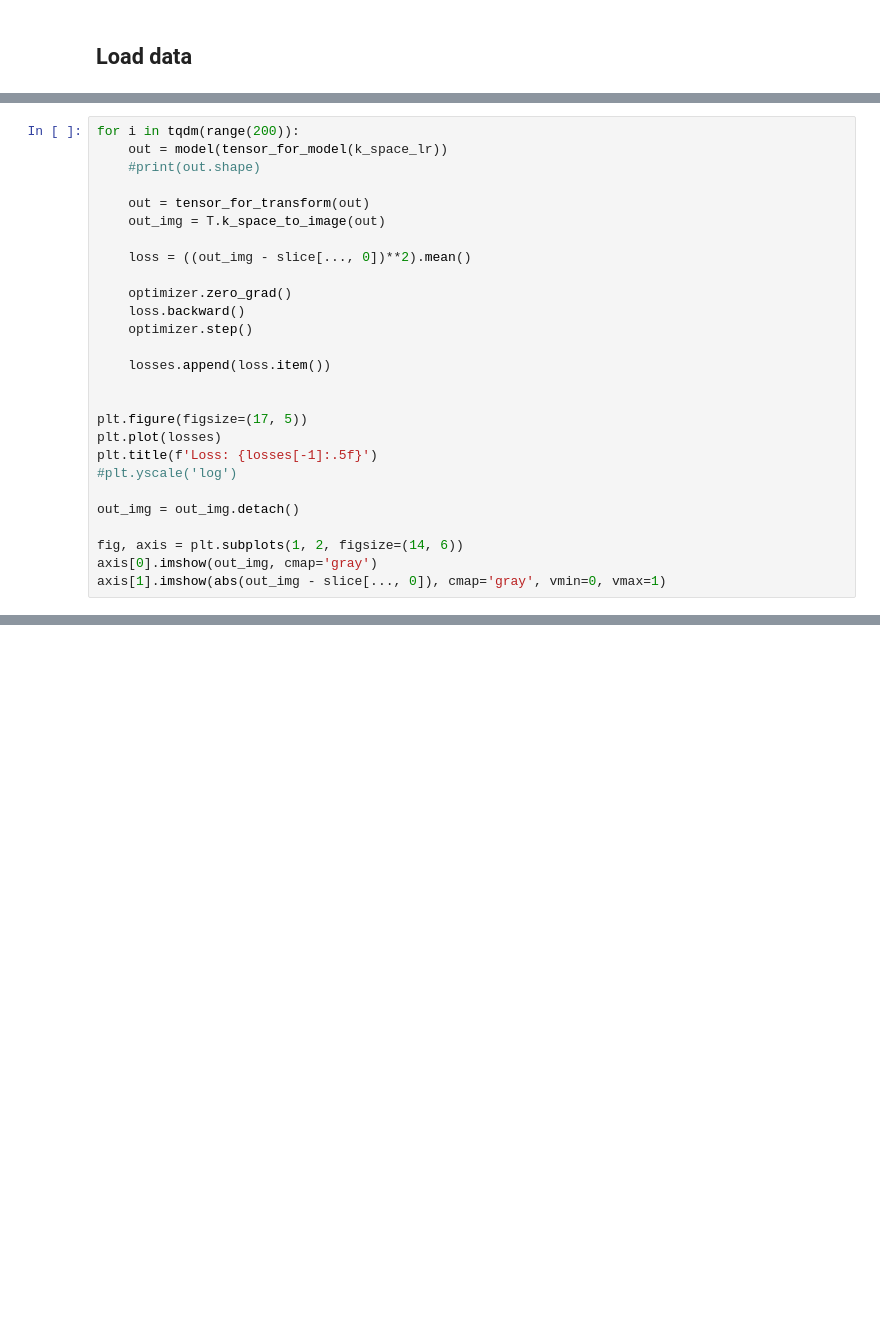
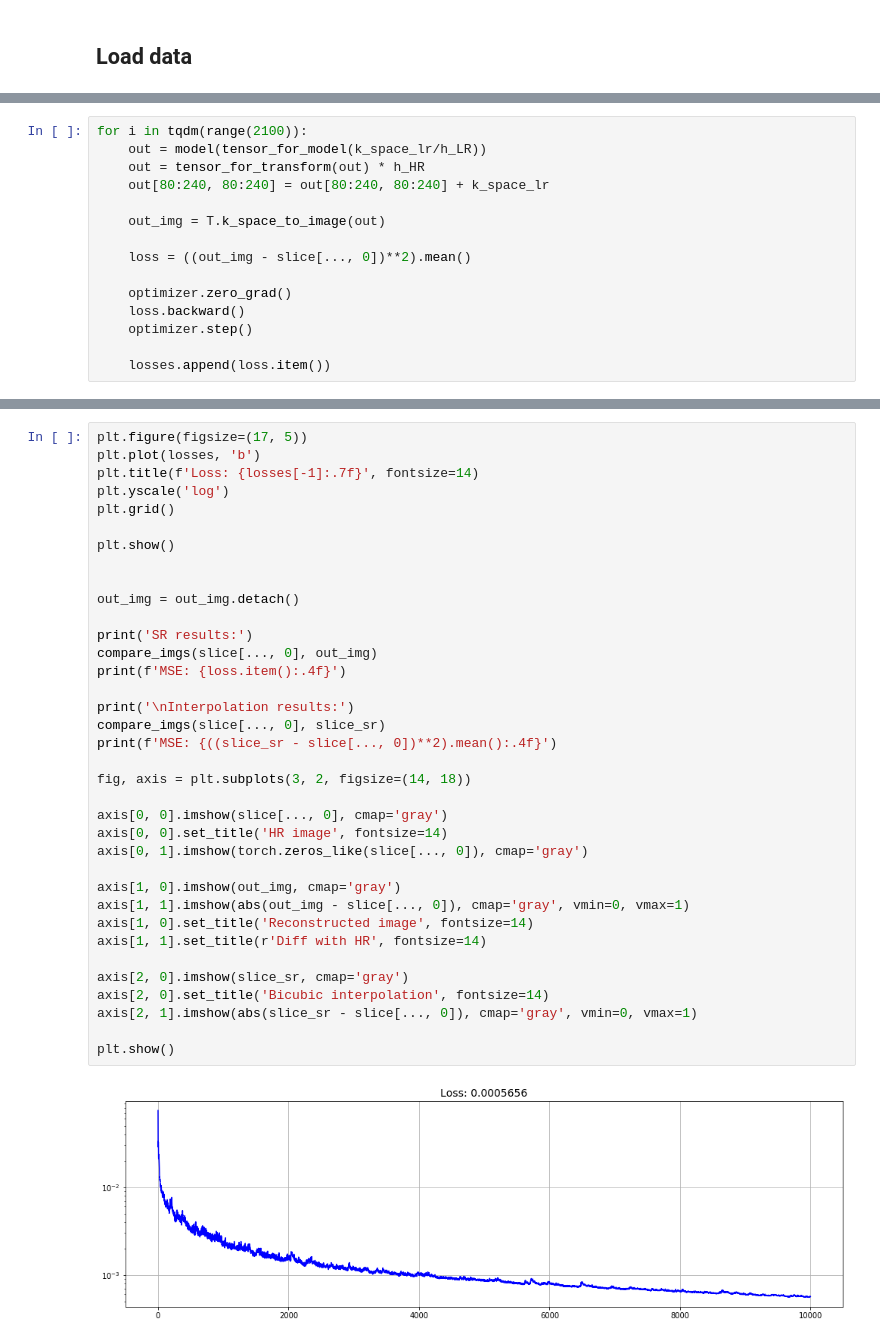
Before and after one commit to MariiaKop/SR_kspace, a Jupyter notebook: fft_backward_experiment.ipynb, the cells around one changed output, grey strips where cells are left out. Drawn from its saved outputs; the diff is of its cells as text; blank space fills up the shorter version.

```diff
--- a/fft_backward_experiment.ipynb
+++ b/fft_backward_experiment.ipynb
@@ -143,10 +196,10 @@ optimizer = torch.optim.Adam(model.parameters(), lr=1e-2)
 losses = []
 # %%
-for i in tqdm(range(200)):
-    out = model(tensor_for_model(k_space_lr))
-    #print(out.shape)
+for i in tqdm(range(2100)):
+    out = model(tensor_for_model(k_space_lr/h_LR))
+    out = tensor_for_transform(out) * h_HR
+    out[80:240, 80:240] = out[80:240, 80:240] + k_space_lr
 
-    out = tensor_for_transform(out)
     out_img = T.k_space_to_image(out)
 
     loss = ((out_img - slice[..., 0])**2).mean()
@@ -156,15 +209,3 @@ for i in tqdm(range(200)):
     optimizer.step()
 
     losses.append(loss.item())
-
-
-plt.figure(figsize=(17, 5))
-plt.plot(losses)
-plt.title(f'Loss: {losses[-1]:.5f}')
-#plt.yscale('log')
-
-out_img = out_img.detach()
-
-fig, axis = plt.subplots(1, 2, figsize=(14, 6))
-axis[0].imshow(out_img, cmap='gray')
-axis[1].imshow(abs(out_img - slice[..., 0]), cmap='gray', vmin=0, vmax=1)
@@ -312,0 +212,38 @@ data/ax_t2_single_source_test -> data/ax_t2_single_sampled_x8_test/
+# %%
+plt.figure(figsize=(17, 5))
+plt.plot(losses, 'b')
+plt.title(f'Loss: {losses[-1]:.7f}', fontsize=14)
+plt.yscale('log')
+plt.grid()
+
+plt.show()
+
+
+out_img = out_img.detach()
+
+print('SR results:')
+compare_imgs(slice[..., 0], out_img)
+print(f'MSE: {loss.item():.4f}')
+
+print('\nInterpolation results:')
+compare_imgs(slice[..., 0], slice_sr)
+print(f'MSE: {((slice_sr - slice[..., 0])**2).mean():.4f}')
+
+fig, axis = plt.subplots(3, 2, figsize=(14, 18))
+
+axis[0, 0].imshow(slice[..., 0], cmap='gray')
+axis[0, 0].set_title('HR image', fontsize=14)
+axis[0, 1].imshow(torch.zeros_like(slice[..., 0]), cmap='gray')
+
+axis[1, 0].imshow(out_img, cmap='gray')
+axis[1, 1].imshow(abs(out_img - slice[..., 0]), cmap='gray', vmin=0, vmax=1)
+axis[1, 0].set_title('Reconstructed image', fontsize=14)
+axis[1, 1].set_title(r'Diff with HR', fontsize=14)
+
+axis[2, 0].imshow(slice_sr, cmap='gray')
+axis[2, 0].set_title('Bicubic interpolation', fontsize=14)
+axis[2, 1].imshow(abs(slice_sr - slice[..., 0]), cmap='gray', vmin=0, vmax=1)
+
+plt.show()
+# %% [output]
+[figure, added]
```
Also changed, not shown: parts of 33 cells of this notebook.
